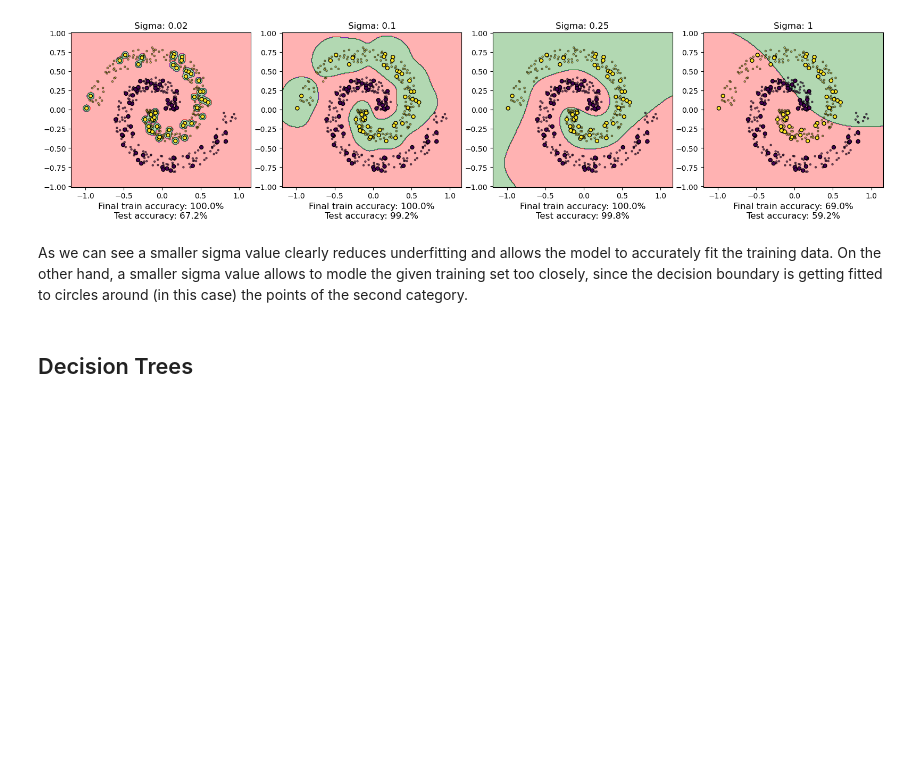
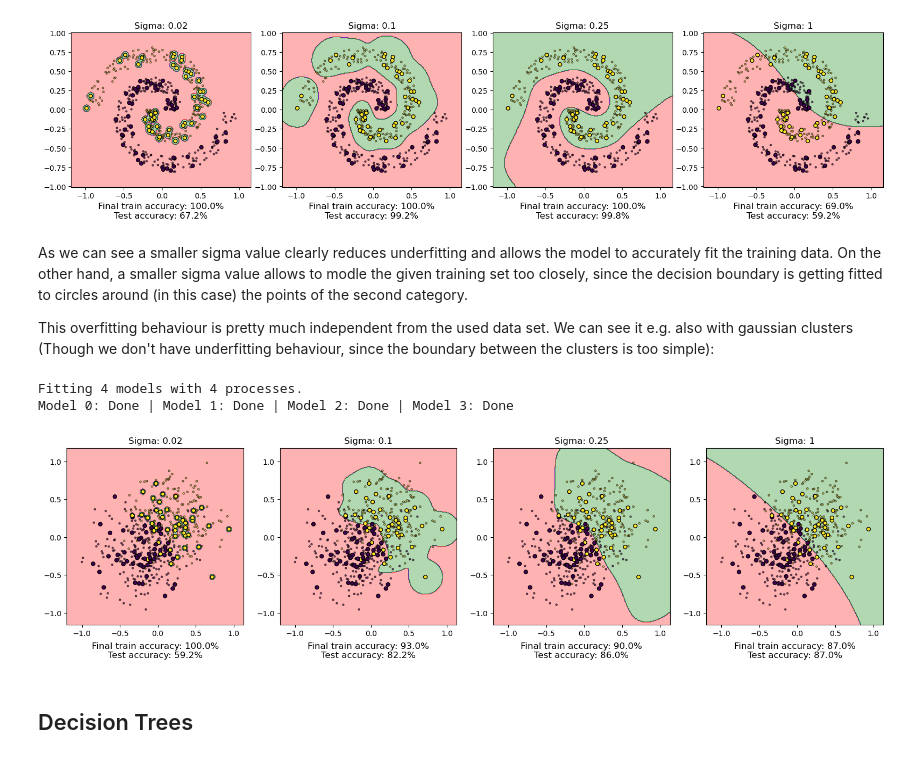
Before and after one commit to NoahWedlich/AppliedMLProject, a Jupyter notebook: main.ipynb, the cells around one changed output. Drawn from its saved outputs; the diff is of its cells as text; code cells hidden in the pictures; blank space fills up the shorter version.

```diff
--- a/main.ipynb
+++ b/main.ipynb
@@ -368,6 +407,26 @@ plot_model(train_df=train_df, test_df=test_df, title_generator=title_generatorKe
 [figure]
 # %% [markdown]
 As we can see a smaller sigma value clearly reduces underfitting and allows the model to accurately fit the training data. On the other hand, a smaller sigma value allows to modle the given training set too closely, since the decision boundary is getting fitted to circles around (in this case) the points of the second category.
+
+This overfitting behaviour is pretty much independent from the used data set. We can see it e.g. also with gaussian clusters (Though we don't have underfitting behaviour, since the boundary between the clusters is too simple):
+# %%
+train_split = 0.2
+df, train_df, test_df = train_test_split(
+    sep_blobs.sample_using_seed(num_samples=500, seed=1),
+    training_data_fraction=train_split,
+    return_numpy=False,
+    shuffle=False
+)
+
+trained_models = trainKernelSVM(params, test_df=test_df, train_df=train_df, random_seed=5)
+# %% [output]
+Fitting 4 models with 4 processes.
+Model 0: Done | Model 1: Done | Model 2: Done | Model 3: Done
+# %%
+title_generatorKernelSVM = lambda params: f"Sigma: {params['sigma']}"
+plot_model(train_df=train_df, test_df=test_df, title_generator=title_generatorKernelSVM, trained_models=trained_models)
+# %% [output]
+[figure, added]
 # %% [markdown]
 ## Decision Trees
 # %% [markdown]
```
Also changed, not shown: parts of 15 cells of this notebook.
